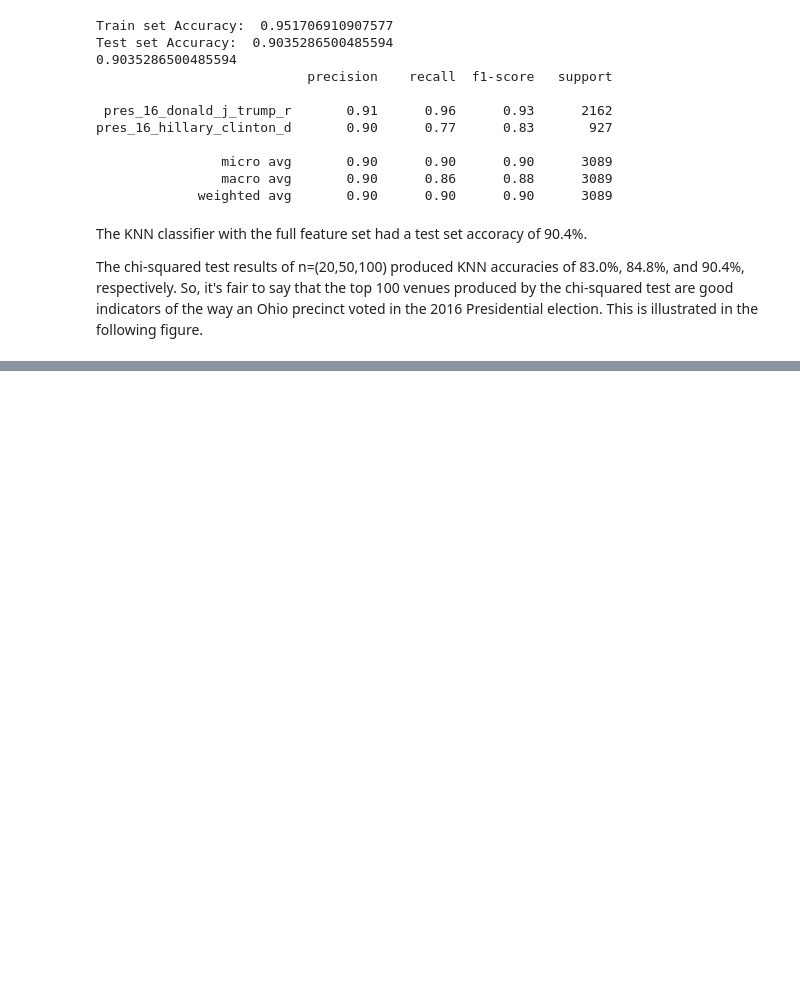
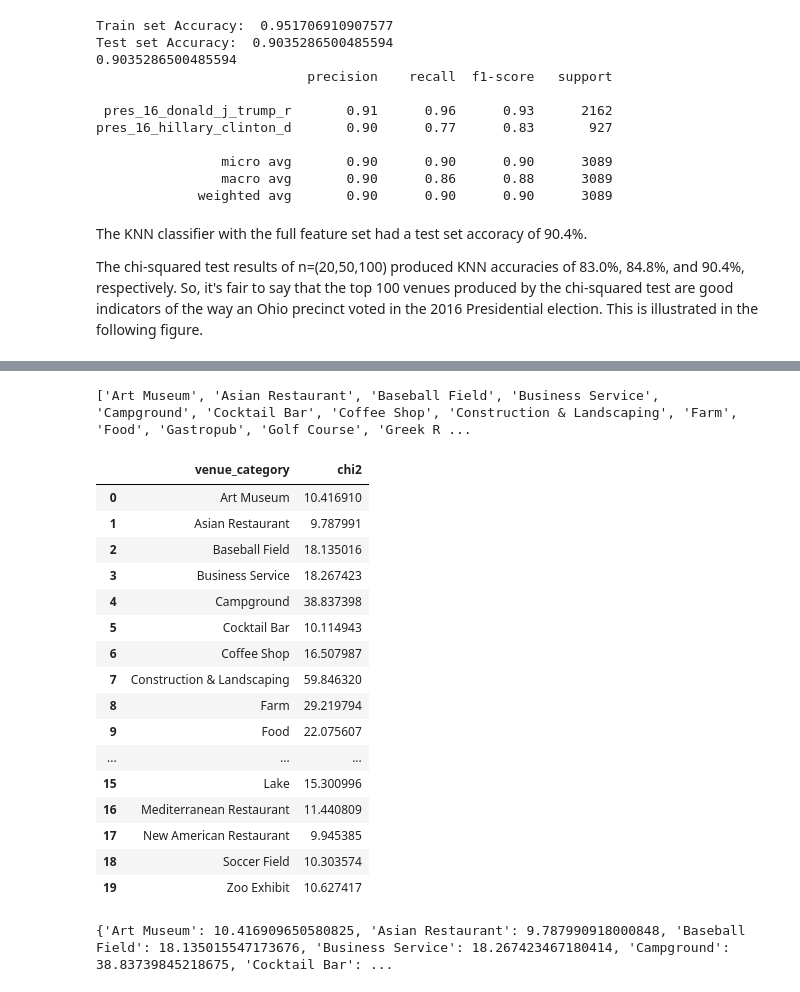
Before and after one commit to cfd2ds/IBM_DataScience, a Jupyter notebook: Course9_Capstone/Week4/Capstone.ipynb, the cells around one changed output, grey strips where cells are left out. Drawn from its saved outputs; the diff is of its cells as text; code cells hidden in the pictures; blank space fills up the shorter version.

```diff
--- a/Course9_Capstone/Week4/Capstone.ipynb
+++ b/Course9_Capstone/Week4/Capstone.ipynb
@@ -1709,0 +1817,5 @@ The chi-squared test results of n=(20,50,100) produced KNN accuracies of 83.0%,
+# %%
+chi2_venues = df_merged.iloc[:,j_start_class:j_end_class+1].columns[selector20.get_support(indices=True)].tolist()
+chi2_venues
+# %% [output]
+['Art Museum', 'Asian Restaurant', 'Baseball Field', 'Business Service', 'Campground', 'Cocktail Bar', 'Coffee Shop', 'Construction & Landscaping', 'Farm', 'Food', 'Gastropub', 'Golf Course', 'Greek R ...
@@ -1709,0 +1824,20 @@ The chi-squared test results of n=(20,50,100) produced KNN accuracies of 83.0%,
+# %%
+df_chi2
+# %% [output]
+|  | venue_category | chi2 |
+| 0 | Art Museum | 10.416910 |
+| 1 | Asian Restaurant | 9.787991 |
+| 2 | Baseball Field | 18.135016 |
+| 3 | Business Service | 18.267423 |
+| 4 | Campground | 38.837398 |
+| 5 | Cocktail Bar | 10.114943 |
+| 6 | Coffee Shop | 16.507987 |
+| 7 | Construction & Landscaping | 59.846320 |
+| 8 | Farm | 29.219794 |
+| 9 | Food | 22.075607 |
+| ... | ... | ... |
+| 15 | Lake | 15.300996 |
+| 16 | Mediterranean Restaurant | 11.440809 |
+| 17 | New American Restaurant | 9.945385 |
+| 18 | Soccer Field | 10.303574 |
+| 19 | Zoo Exhibit | 10.627417 |
@@ -1709,0 +1849,4 @@ The chi-squared test results of n=(20,50,100) produced KNN accuracies of 83.0%,
+# %%
+d
+# %% [output]
+{'Art Museum': 10.416909650580825, 'Asian Restaurant': 9.787990918000848, 'Baseball Field': 18.135015547173676, 'Business Service': 18.267423467180414, 'Campground': 38.83739845218675, 'Cocktail Bar': ...
```
Also changed, not shown: parts of 18 cells of this notebook.
